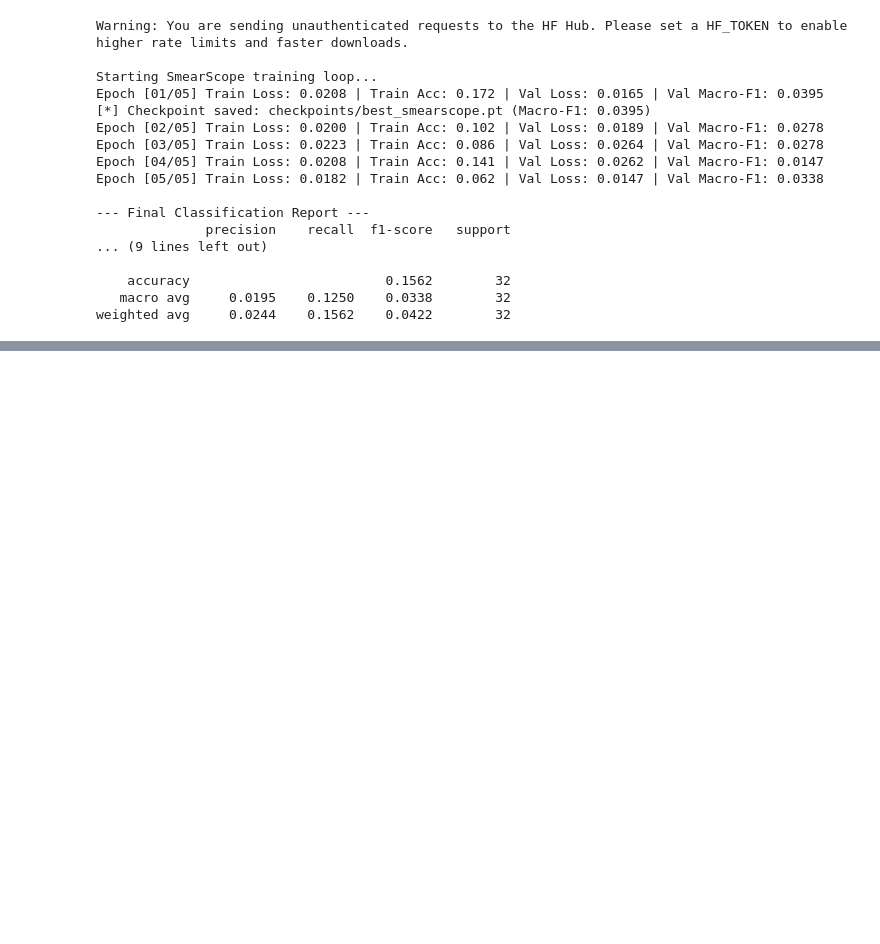
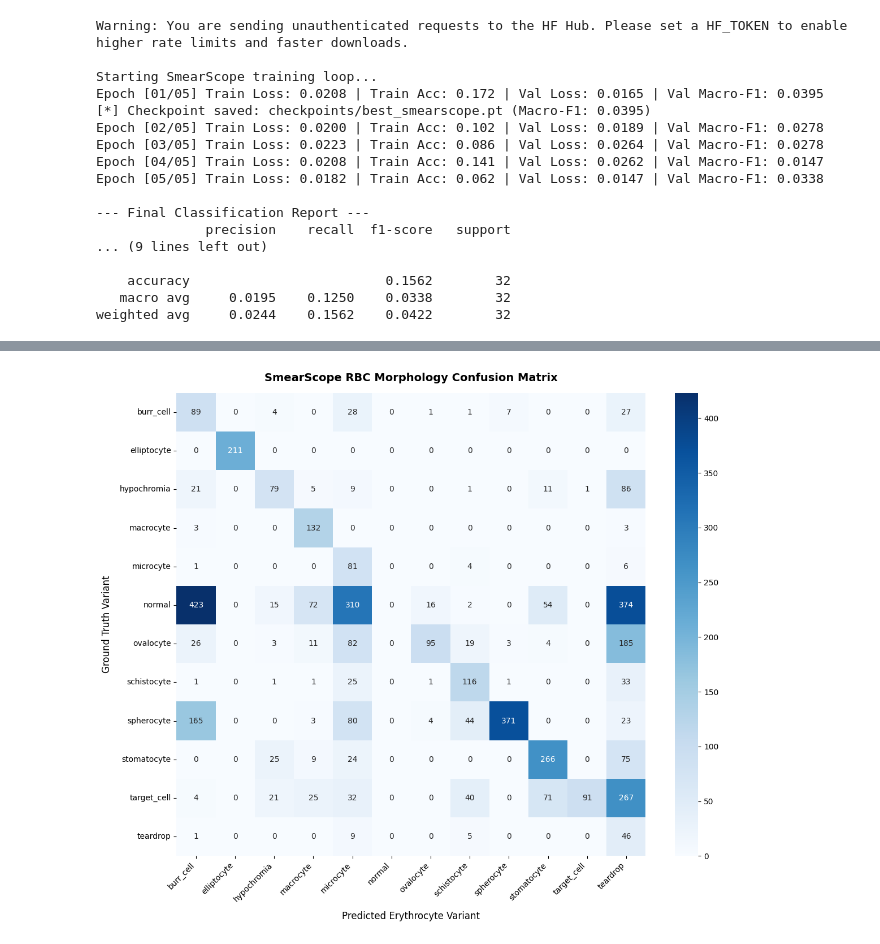
Before and after one commit to synatkeamsk/rbc-morphology, a Jupyter notebook: notebooks/colab_train.ipynb, the cells around one changed output, grey strips where cells are left out. Cells and saved outputs as stored; diff of their text form; code cells hidden in the pictures; blank space fills up the shorter version.

```diff
--- a/notebooks/colab_train.ipynb
+++ b/notebooks/colab_train.ipynb
@@ -204,0 +334,86 @@ for cls, prob in result["probabilities"].items():
+# %%
+#Step 3: Generate the Confusion Matrix
+# To assess the model's clinical diagnostic capability (e.g., Is the model successfully detecting rare schistocytes, or is it confusing them with normal cells?), generate a 12×12 Confusion Matrix heatmap:
+
+import os
+import json
+import torch
+import pandas as pd
+import numpy as np
+import matplotlib.pyplot as plt
+import seaborn as sns
+from sklearn.metrics import confusion_matrix, classification_report
+from torch.utils.data import DataLoader
+from tqdm import tqdm
+
+from src.data import RBCDataset, get_transforms
+from src.model import get_model
+
+# 1. Device and paths
+device = torch.device("cuda" if torch.cuda.is_available() else "cpu")
+checkpoint_path = "checkpoints/best_smearscope.pt"
+val_csv = "data/splits/val.csv"
+mapping_path = "data/splits/class_mapping.json"
+
+# 2. Load class names in exact numerical order
+with open(mapping_path) as f:
+    class_map = json.load(f)
+class_names = [k for k, v in sorted(class_map.items(), key=lambda item: item[1])]
+num_classes = len(class_names)
+
+# 3. Load trained ConvNeXt weights
+print(f"Loading checkpoint from {checkpoint_path}...")
+model = get_model(num_classes=num_classes, backbone_name="convnext_nano", pretrained=False, device=device)
+checkpoint = torch.load(checkpoint_path, map_location=device)
+state_dict = checkpoint.get("model_state_dict", checkpoint)
+model.load_state_dict(state_dict)
+model.eval()
+
+# 4. Prepare Validation DataLoader
+val_df = pd.read_csv(val_csv)
+val_dataset = RBCDataset(val_df, transform=get_transforms(img_size=224, is_train=False))
+val_loader = DataLoader(val_dataset, batch_size=32, shuffle=False, num_workers=2)
+
+# 5. Run inference across the validation dataset
+all_preds = []
+all_targets = []
+
+print("Running validation inference...")
+with torch.no_grad():
+    for images, targets in tqdm(val_loader, desc="Evaluating"):
+        images = images.to(device)
+        outputs = model(images)
+        preds = outputs.argmax(dim=1).cpu().numpy()
+        all_preds.extend(preds)
+        all_targets.extend(targets.numpy())
+
+# 6. Compute Confusion Matrix
+cm = confusion_matrix(all_targets, all_preds)
+
+# 7. Plot Heatmap
+plt.figure(figsize=(12, 10))
+sns.heatmap(
+    cm,
+    annot=True,
+    fmt="d",
+    cmap="Blues",
+    xticklabels=class_names,
+    yticklabels=class_names,
+    cbar=True
+)
+plt.title("SmearScope RBC Morphology Confusion Matrix", fontsize=14, fontweight="bold", pad=15)
+plt.xlabel("Predicted Erythrocyte Variant", fontsize=12, labelpad=10)
+plt.ylabel("Ground Truth Variant", fontsize=12, labelpad=10)
+plt.xticks(rotation=45, ha="right", fontsize=10)
+plt.yticks(rotation=0, fontsize=10)
+plt.tight_layout()
+
+# Save the plot for your README
+os.makedirs("docs/assets", exist_ok=True)
+plt.savefig("docs/assets/confusion_matrix.png", dpi=300)
+plt.show()
+
+# 8. Print full classification metrics
+print("\n--- Validation Classification Report ---")
+print(classification_report(all_targets, all_preds, target_names=class_names, digits=4, zero_division=0))
+# %% [output]
@@ -204,0 +422 @@ for cls, prob in result["probabilities"].items():
+[figure, added]
```
Also changed, not shown: parts of 14 cells of this notebook.
